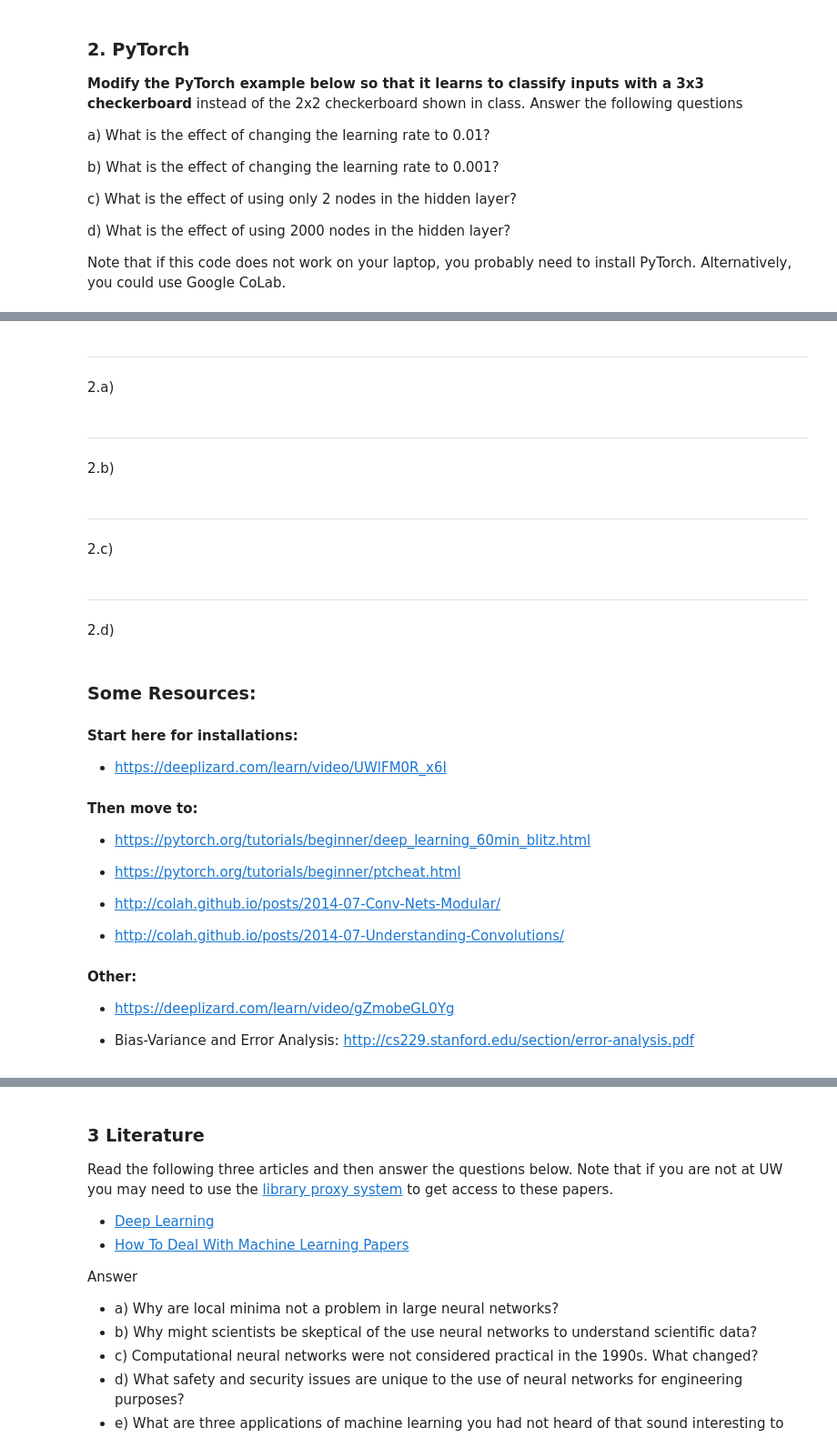
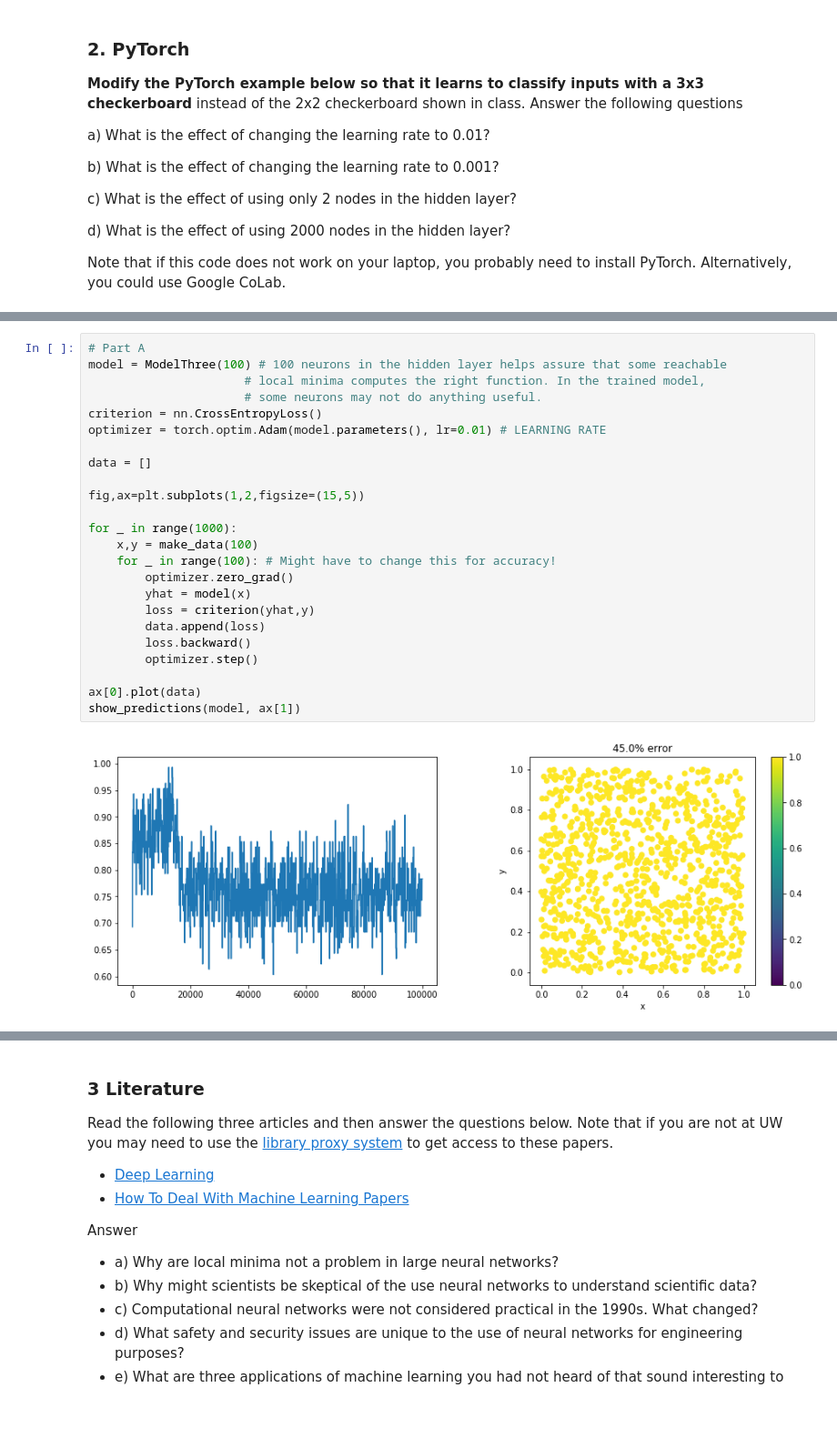
Before and after one commit to kegedy/EE502P, a Jupyter notebook: hw/kevin/HW09.ipynb, the cells around one changed output, grey strips where cells are left out. Shown at 91% size. Saved outputs shown, nothing was run; the diff lists cells and outputs as text; blank space fills up the shorter version.

```diff
--- a/hw/kevin/HW09.ipynb
+++ b/hw/kevin/HW09.ipynb
@@ -402,35 +203,26 @@ show_predictions(model, ax[1])
-# %% [markdown]
-***
-2.a)
-# %% [markdown]
-***
-2.b)
-# %% [markdown]
-***
-2.c)
-# %% [markdown]
-***
-2.d)
-# %% [markdown]
-### Some Resources:
-
-#### Start here for installations:
-- https://deeplizard.com/learn/video/UWlFM0R_x6I
-
-#### Then move to:
-- https://pytorch.org/tutorials/beginner/deep_learning_60min_blitz.html
-
-
-- https://pytorch.org/tutorials/beginner/ptcheat.html
-
-
-- http://colah.github.io/posts/2014-07-Conv-Nets-Modular/
-
-
-- http://colah.github.io/posts/2014-07-Understanding-Convolutions/
-
-#### Other:
-- https://deeplizard.com/learn/video/gZmobeGL0Yg
-
-
-- Bias-Variance and Error Analysis: http://cs229.stanford.edu/section/error-analysis.pdf
+# %%
+# Part A
+model = ModelThree(100) # 100 neurons in the hidden layer helps assure that some reachable
+                      # local minima computes the right function. In the trained model,
+                      # some neurons may not do anything useful.
+criterion = nn.CrossEntropyLoss()
+optimizer = torch.optim.Adam(model.parameters(), lr=0.01) # LEARNING RATE
+
+data = []
+
+fig,ax=plt.subplots(1,2,figsize=(15,5))
+
+for _ in range(1000):
+    x,y = make_data(100)
+    for _ in range(100): # Might have to change this for accuracy!
+        optimizer.zero_grad()
+        yhat = model(x)
+        loss = criterion(yhat,y)
+        data.append(loss)
+        loss.backward()
+        optimizer.step()
+
+ax[0].plot(data)
+show_predictions(model, ax[1])
+# %% [output]
+[figure, added]
```
Also changed, not shown: parts of 27 cells of this notebook.
